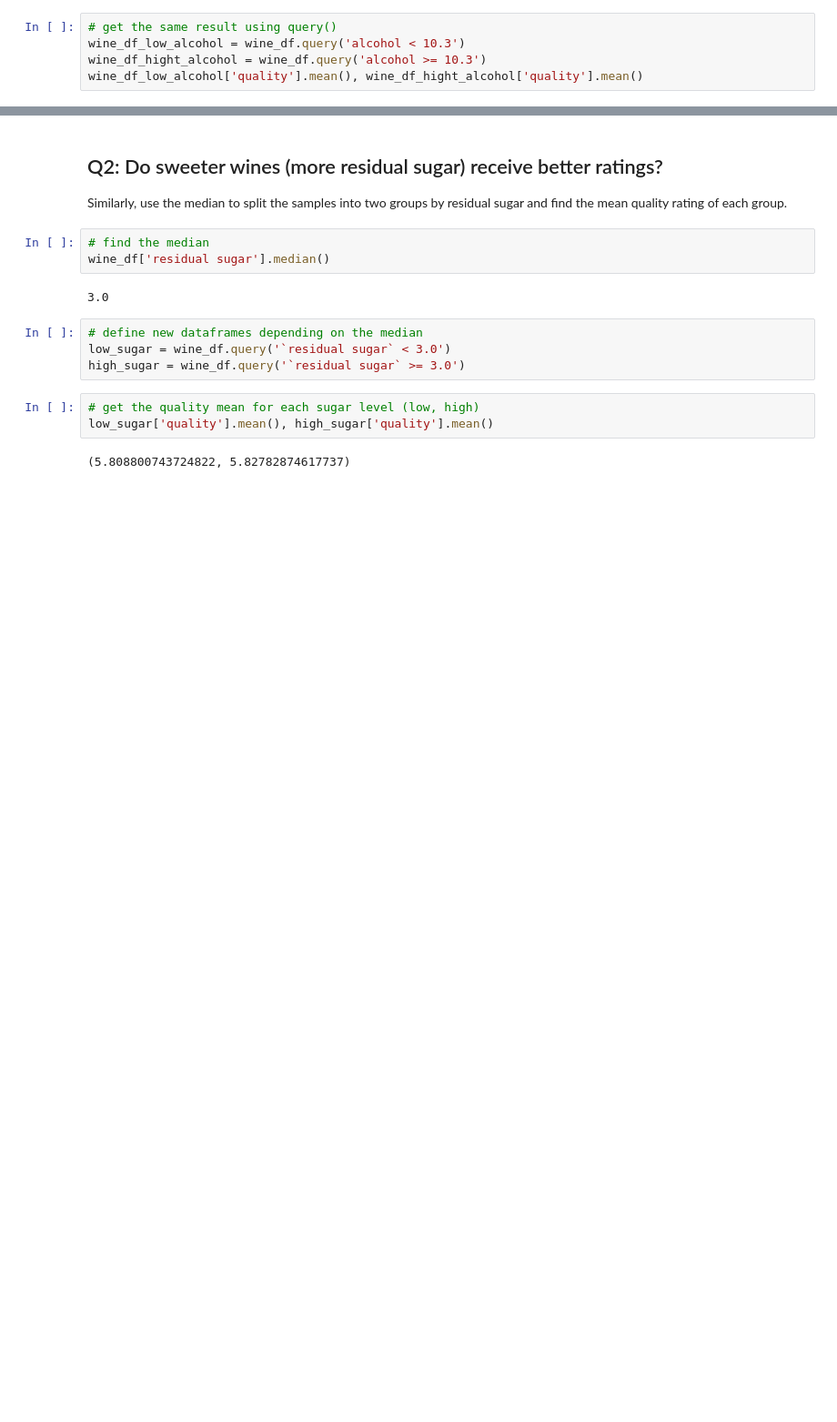
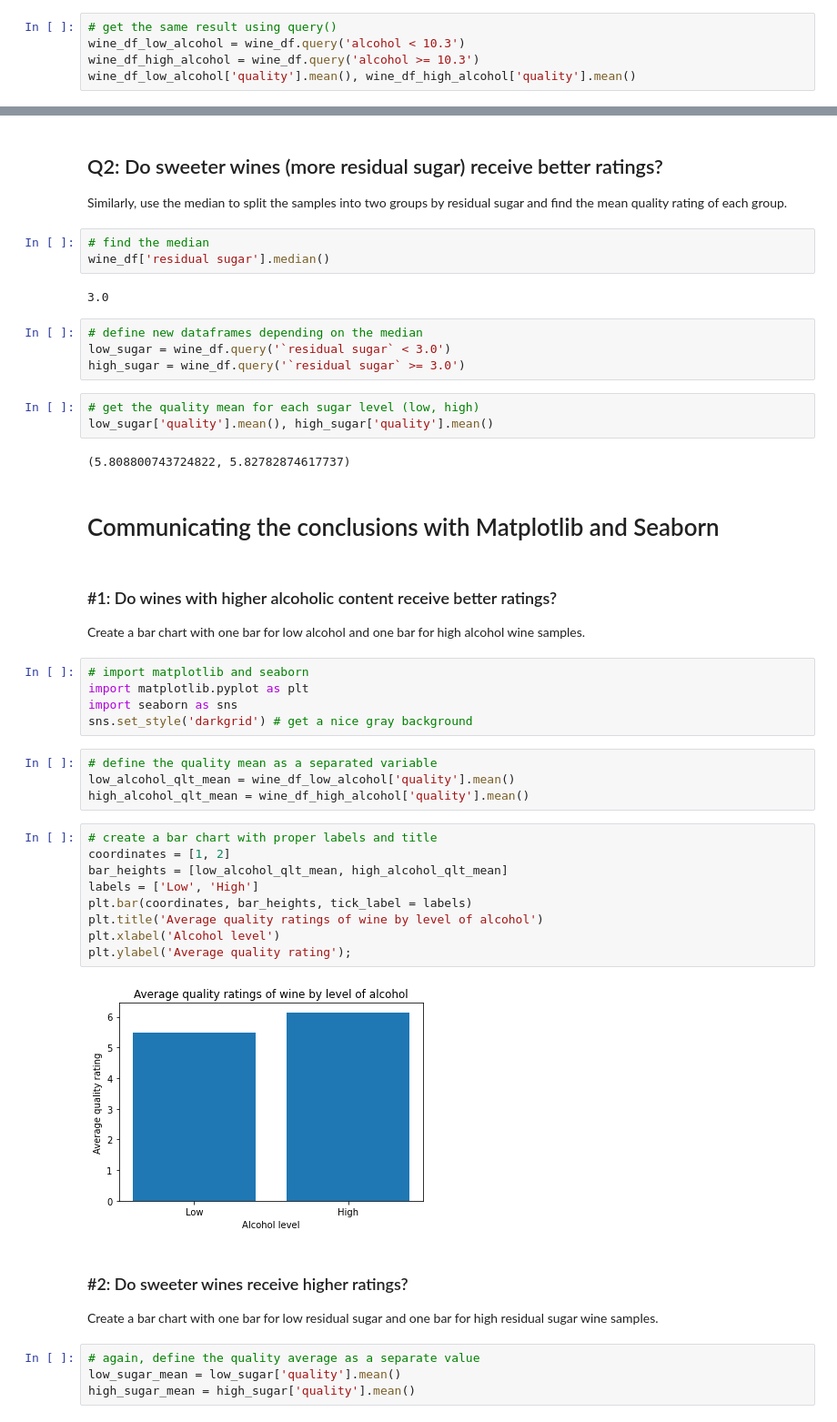
Before and after one commit to JuanGarcia10/case-study-wine-quality, a Jupyter notebook: Study_case_wine_quality.ipynb, the cells around one changed output, grey strips where cells are left out. Shown at 91% size. Drawn from its saved outputs; the diff is of its cells as text; blank space fills up the shorter version.

Commit message:
Communicate the conclusions using matplotlib and seaborn

```diff
--- a/Study_case_wine_quality.ipynb
+++ b/Study_case_wine_quality.ipynb
@@ -260,8 +260,8 @@ Name: quality, dtype: float64
 # %%
 # get the same result using query()
 wine_df_low_alcohol = wine_df.query('alcohol < 10.3')
-wine_df_hight_alcohol = wine_df.query('alcohol >= 10.3')
-wine_df_low_alcohol['quality'].mean(), wine_df_hight_alcohol['quality'].mean()
+wine_df_high_alcohol = wine_df.query('alcohol >= 10.3')
+wine_df_low_alcohol['quality'].mean(), wine_df_high_alcohol['quality'].mean()
 # %% [output]
 (5.475920679886686, 6.146084337349397)
 # %% [markdown]
@@ -284,3 +284,35 @@ high_sugar = wine_df.query('`residual sugar` >= 3.0')
 low_sugar['quality'].mean(), high_sugar['quality'].mean()
 # %% [output]
 (5.808800743724822, 5.82782874617737)
+# %% [markdown]
+# Communicating the conclusions with Matplotlib and Seaborn
+# %% [markdown]
+### #1: Do wines with higher alcoholic content receive better ratings?
+Create a bar chart with one bar for low alcohol and one bar for high alcohol wine samples.
+# %%
+# import matplotlib and seaborn
+import matplotlib.pyplot as plt
+import seaborn as sns
+sns.set_style('darkgrid') # get a nice gray background
+# %%
+# define the quality mean as a separated variable
+low_alcohol_qlt_mean = wine_df_low_alcohol['quality'].mean()
+high_alcohol_qlt_mean = wine_df_high_alcohol['quality'].mean()
+# %%
+# create a bar chart with proper labels and title
+coordinates = [1, 2]
+bar_heights = [low_alcohol_qlt_mean, high_alcohol_qlt_mean]
+labels = ['Low', 'High']
+plt.bar(coordinates, bar_heights, tick_label = labels)
+plt.title('Average quality ratings of wine by level of alcohol')
+plt.xlabel('Alcohol level')
+plt.ylabel('Average quality rating');
+# %% [output]
+[figure, added]
+# %% [markdown]
+### #2: Do sweeter wines receive higher ratings?
+Create a bar chart with one bar for low residual sugar and one bar for high residual sugar wine samples.
+# %%
+# again, define the quality average as a separate value
+low_sugar_mean = low_sugar['quality'].mean()
+high_sugar_mean = high_sugar['quality'].mean()
```
Also changed, not shown: parts of 18 cells of this notebook.
